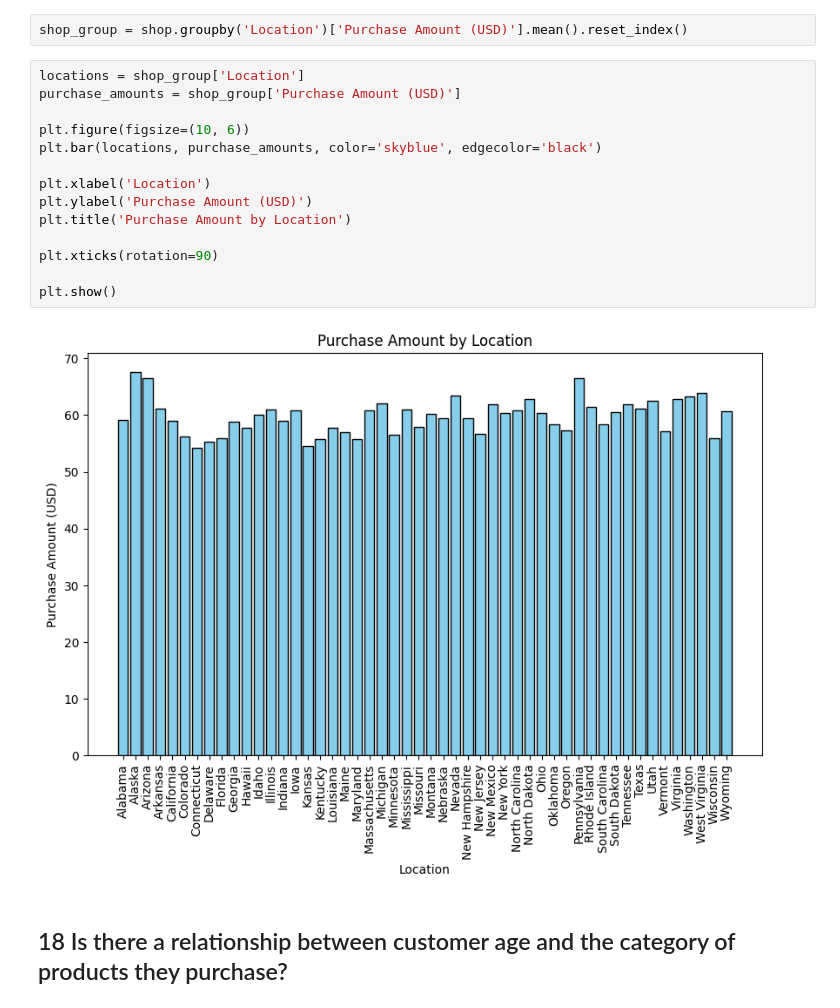
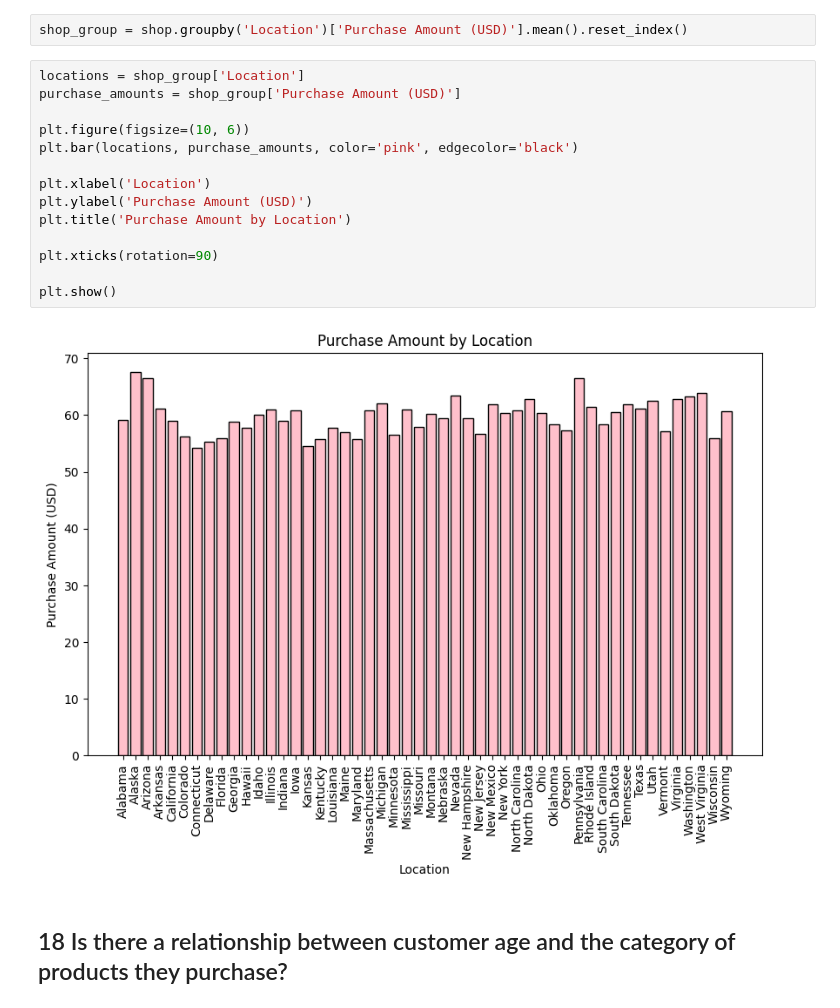
Before and after one commit to siddhima22/shopping_data_analysis, a Jupyter notebook: main.ipynb, the cells around one changed output. Drawn from its saved outputs; the diff is of its cells as text.

```diff
--- a/main.ipynb
+++ b/main.ipynb
@@ -869,19 +863,19 @@ shop_group = shop.groupby('Location')['Purchase Amount (USD)'].mean().reset_inde
 # %%
 locations = shop_group['Location']
 purchase_amounts = shop_group['Purchase Amount (USD)']
 
 plt.figure(figsize=(10, 6))
-plt.bar(locations, purchase_amounts, color='skyblue', edgecolor='black')
+plt.bar(locations, purchase_amounts, color='pink', edgecolor='black')
 
 plt.xlabel('Location')
 plt.ylabel('Purchase Amount (USD)')
 plt.title('Purchase Amount by Location')
 
 plt.xticks(rotation=90)
 
 plt.show()
 # %% [output]
-[figure, old version]
+[figure, new version]
 # %% [markdown]
 ## 18 Is there a relationship between customer age and the category of products they purchase?
 # %%
```
Also changed, not shown: parts of 3 cells of this notebook.
